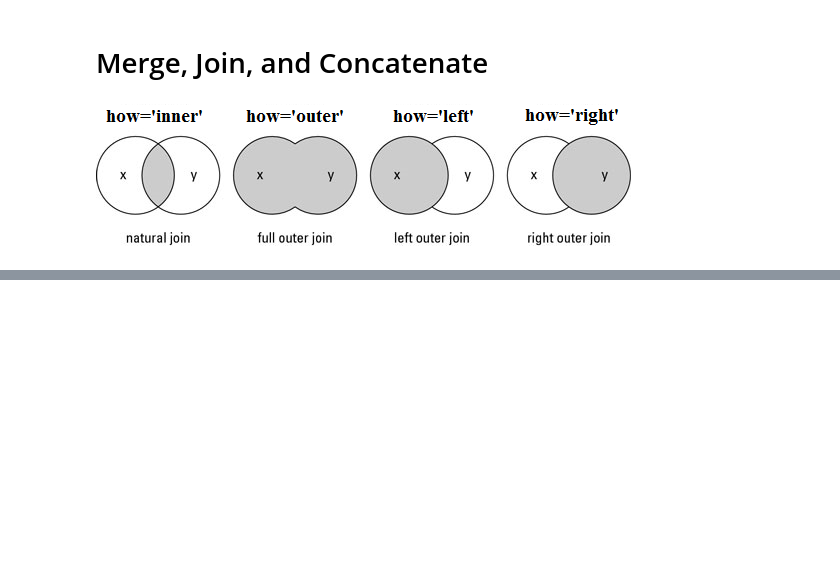
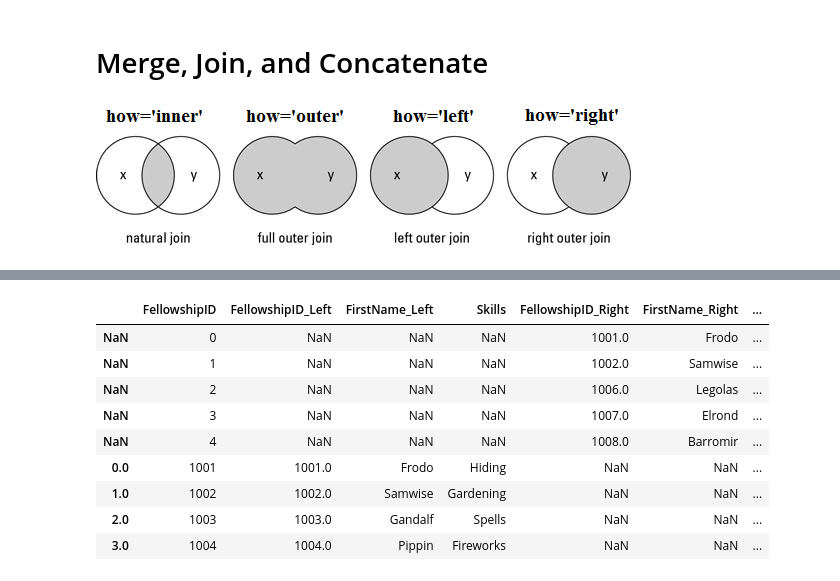
Before and after one commit to anuragchaudharytharu/Pandas-Learning, a Jupyter notebook: 05_Merge_Join_and_Concatenate.ipynb, the cells around one changed output, grey strips where cells are left out. Drawn from its saved outputs; the diff is of its cells as text; code cells hidden in the pictures; blank space fills up the shorter version.

```diff
--- a/05_Merge_Join_and_Concatenate.ipynb
+++ b/05_Merge_Join_and_Concatenate.ipynb
@@ -6,0 +154,13 @@ import pandas as pd
+# %%
+df1.join(df2, on="FellowshipID", how="outer", lsuffix= "_Left", rsuffix="_Right")
+# %% [output]
+|  | FellowshipID | FellowshipID_Left | FirstName_Left | Skills | FellowshipID_Right | FirstName_Right | ... |
+| NaN | 0 | NaN | NaN | NaN | 1001.0 | Frodo | ... |
+| NaN | 1 | NaN | NaN | NaN | 1002.0 | Samwise | ... |
+| NaN | 2 | NaN | NaN | NaN | 1006.0 | Legolas | ... |
+| NaN | 3 | NaN | NaN | NaN | 1007.0 | Elrond | ... |
+| NaN | 4 | NaN | NaN | NaN | 1008.0 | Barromir | ... |
+| 0.0 | 1001 | 1001.0 | Frodo | Hiding | NaN | NaN | ... |
+| 1.0 | 1002 | 1002.0 | Samwise | Gardening | NaN | NaN | ... |
+| 2.0 | 1003 | 1003.0 | Gandalf | Spells | NaN | NaN | ... |
+| 3.0 | 1004 | 1004.0 | Pippin | Fireworks | NaN | NaN | ... |
```
Also changed, not shown: parts of 19 cells of this notebook, 12 other files.
